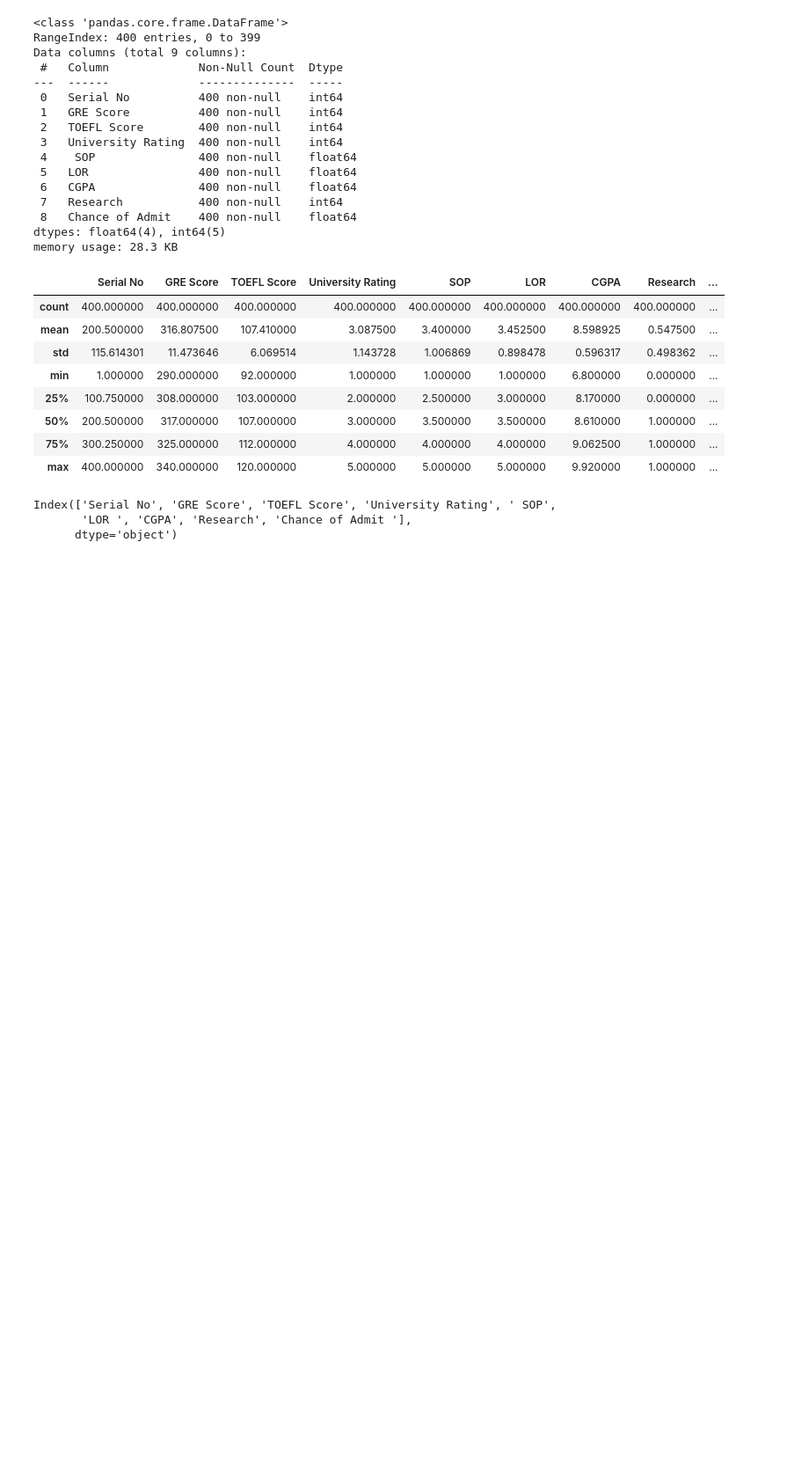
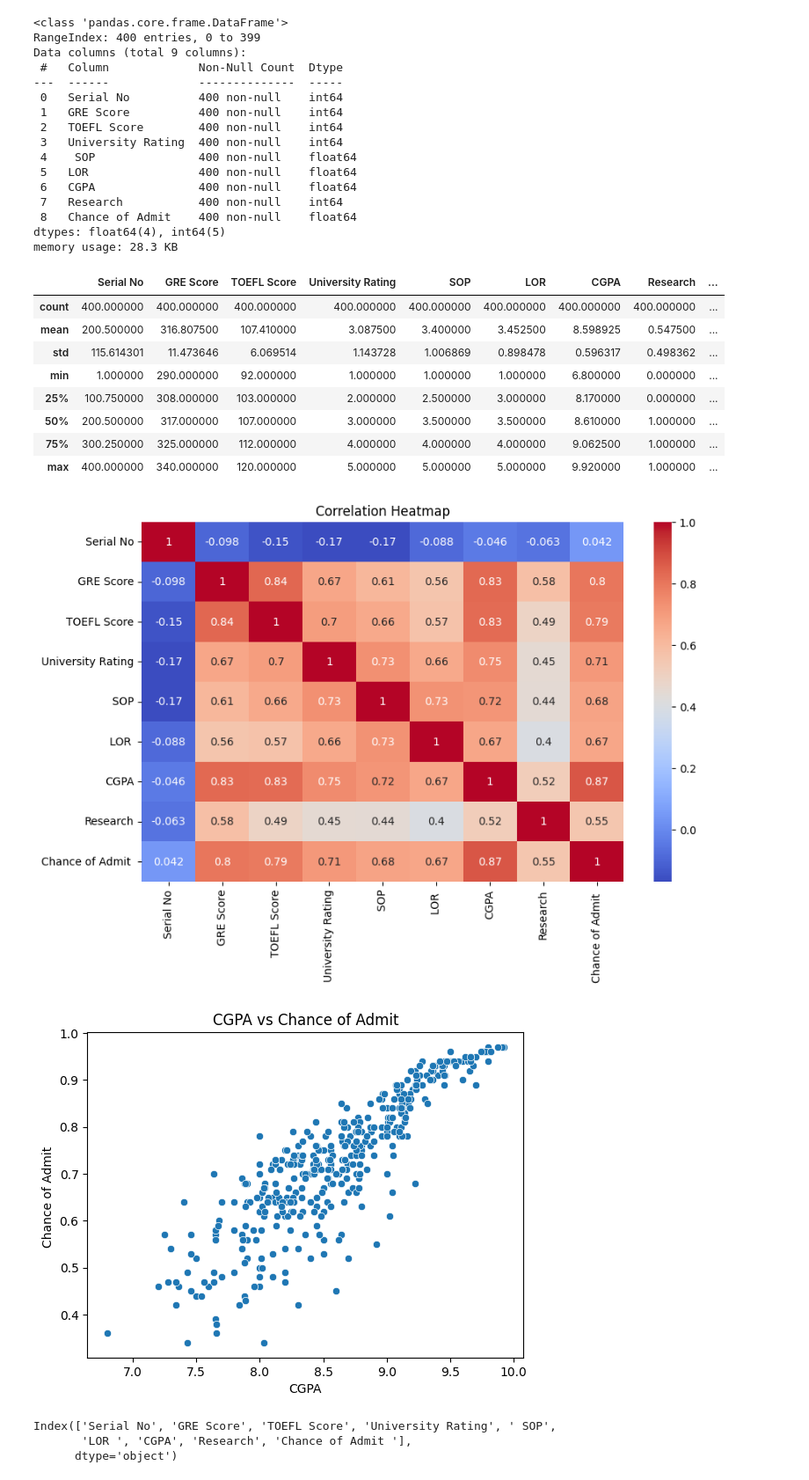
Before and after one commit to shiva0345/shravan_shiva, a Jupyter notebook: Admission_Chance.ipynb, the cells around one changed output. Shown at 88% size. Cells and saved outputs as stored; diff of their text form; code cells hidden in the pictures; blank space fills up the shorter version.

```diff
--- a/Admission_Chance.ipynb
+++ b/Admission_Chance.ipynb
@@ -55,6 +59,19 @@ admission.describe()
 | 50% | 200.500000 | 317.000000 | 107.000000 | 3.000000 | 3.500000 | 3.500000 | 8.610000 | 1.000000 | ... |
 | 75% | 300.250000 | 325.000000 | 112.000000 | 4.000000 | 4.000000 | 4.000000 | 9.062500 | 1.000000 | ... |
 | max | 400.000000 | 340.000000 | 120.000000 | 5.000000 | 5.000000 | 5.000000 | 9.920000 | 1.000000 | ... |
+# %%
+plt.figure(figsize=(10,6))
+sns.heatmap(admission.corr(), annot=True, cmap='coolwarm')
+plt.title("Correlation Heatmap")
+plt.show()
+
+# CGPA vs Chance of Admit
+sns.scatterplot(x=admission['CGPA'], y=admission['Chance of Admit '])
+plt.title("CGPA vs Chance of Admit")
+plt.show()
+# %% [output]
+[figure, added]
+[figure, added]
 # %%
 admission.columns
 # %% [output]
```
Also changed, not shown: parts of 4 cells of this notebook.
